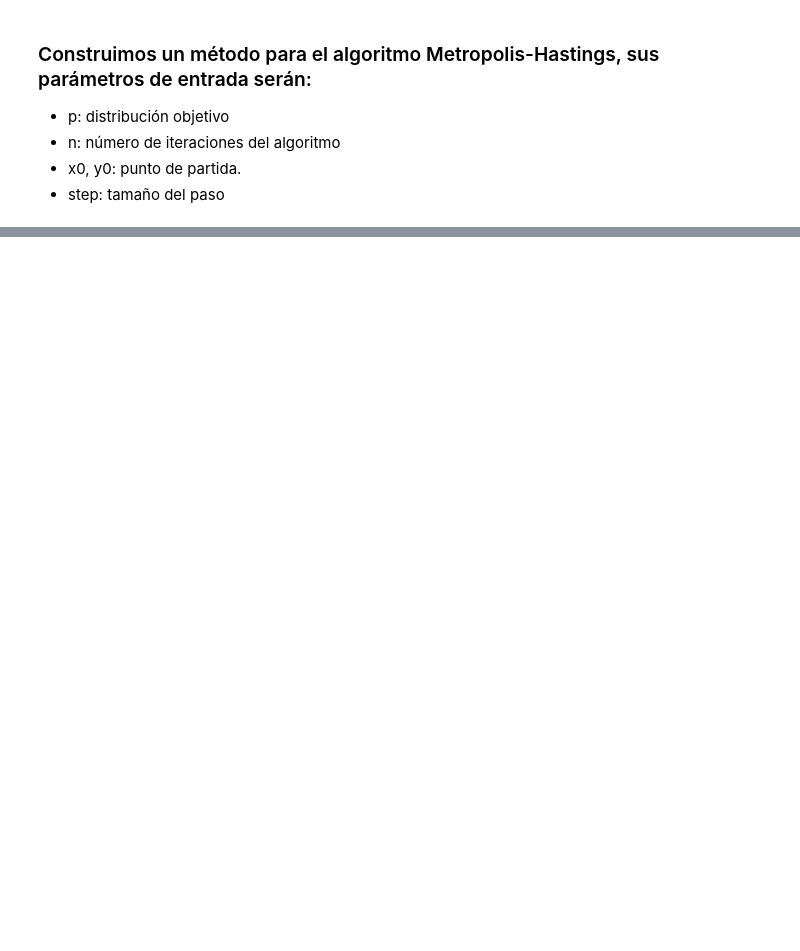
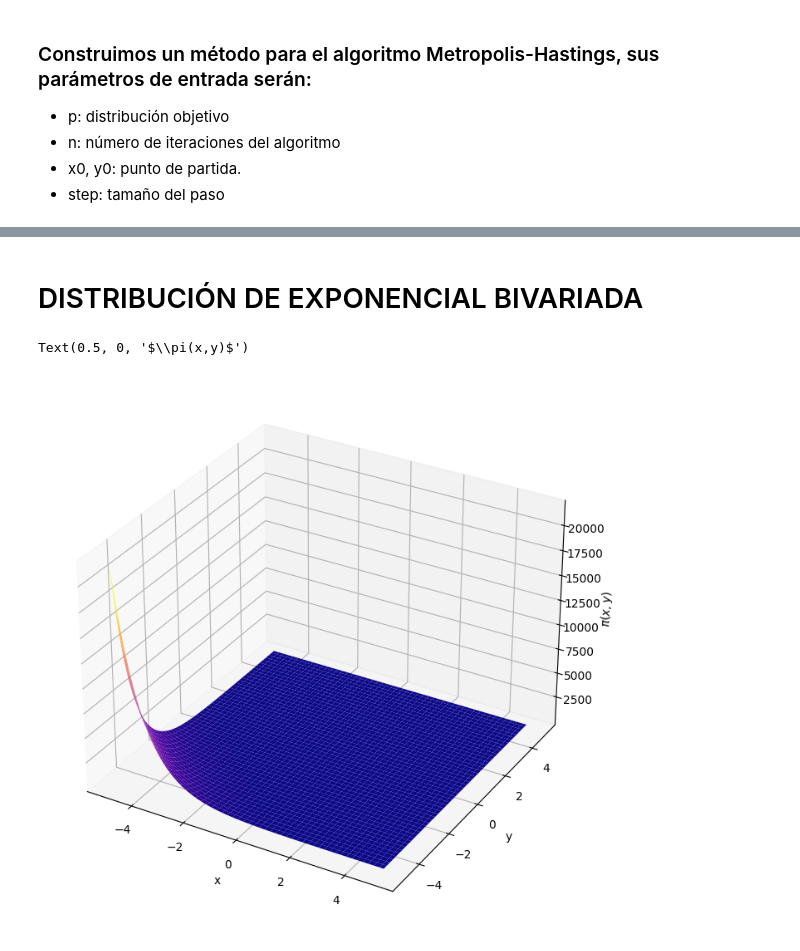
Before and after one commit to Gustavo-Ros/Simulaci-n-2, a Jupyter notebook: Caminantes.ipynb, the cells around one changed output, grey strips where cells are left out. Saved outputs shown, nothing was run; the diff lists cells and outputs as text; code cells hidden in the pictures; blank space fills up the shorter version.

```diff
--- a/Caminantes.ipynb
+++ b/Caminantes.ipynb
@@ -103,3 +79,6 @@ def himmelblau(x, y):
     term1 = ( (x )**2 + (y) - 11 )**2
     term2 = ( (x ) + (y )**2 - 7 )**2
     return term1 + term2
+# %%
+def exponencial(x, y, lambda_x=1, lambda_y=1):
+    return lambda_x * lambda_y * np.exp(-lambda_x * x - lambda_y * y)
@@ -150,0 +202,21 @@ This will become an error in seaborn v0.14.0; please update your code.
+# %% [markdown]
+# DISTRIBUCIÓN DE EXPONENCIAL BIVARIADA
+# %%
+# create grid for 3D plot
+x, y = np.linspace(-5, 5, 200), np.linspace(-5, 5, 200)
+X,Y = np.meshgrid(x, y)
+
+# generate bivariate normal
+Z =exponencial(X,Y, lambda_x=1, lambda_y=1)
+
+# plot surface in 3D
+fig = plt.figure(figsize=(12,8.5))
+ax = fig.add_subplot(111, projection='3d')
+ax.plot_surface(X, Y, Z, cmap= 'plasma')
+
+ax.set_xlabel('x')
+ax.set_ylabel('y')
+ax.set_zlabel('$\pi(x,y)$')
+# %% [output]
+Text(0.5, 0, '$\\pi(x,y)$')
+[figure, added]
```
Also changed, not shown: parts of 17 cells of this notebook.
